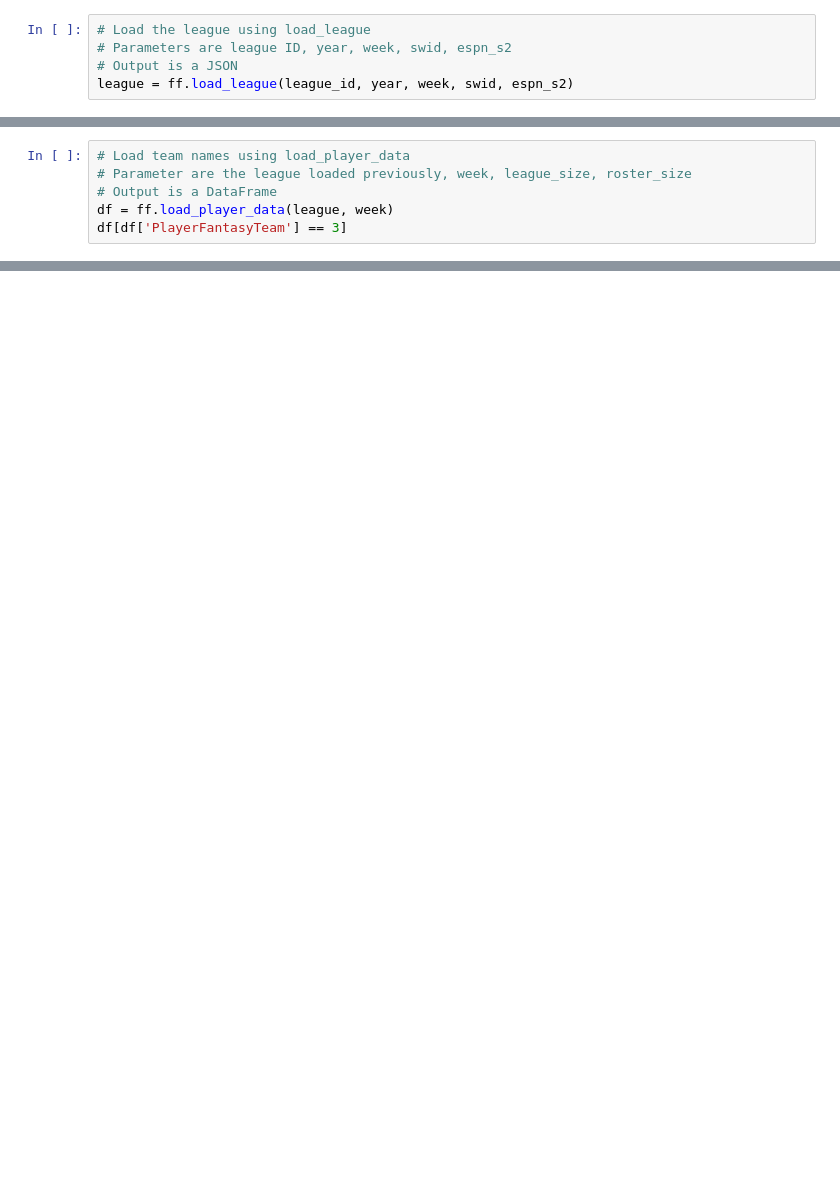
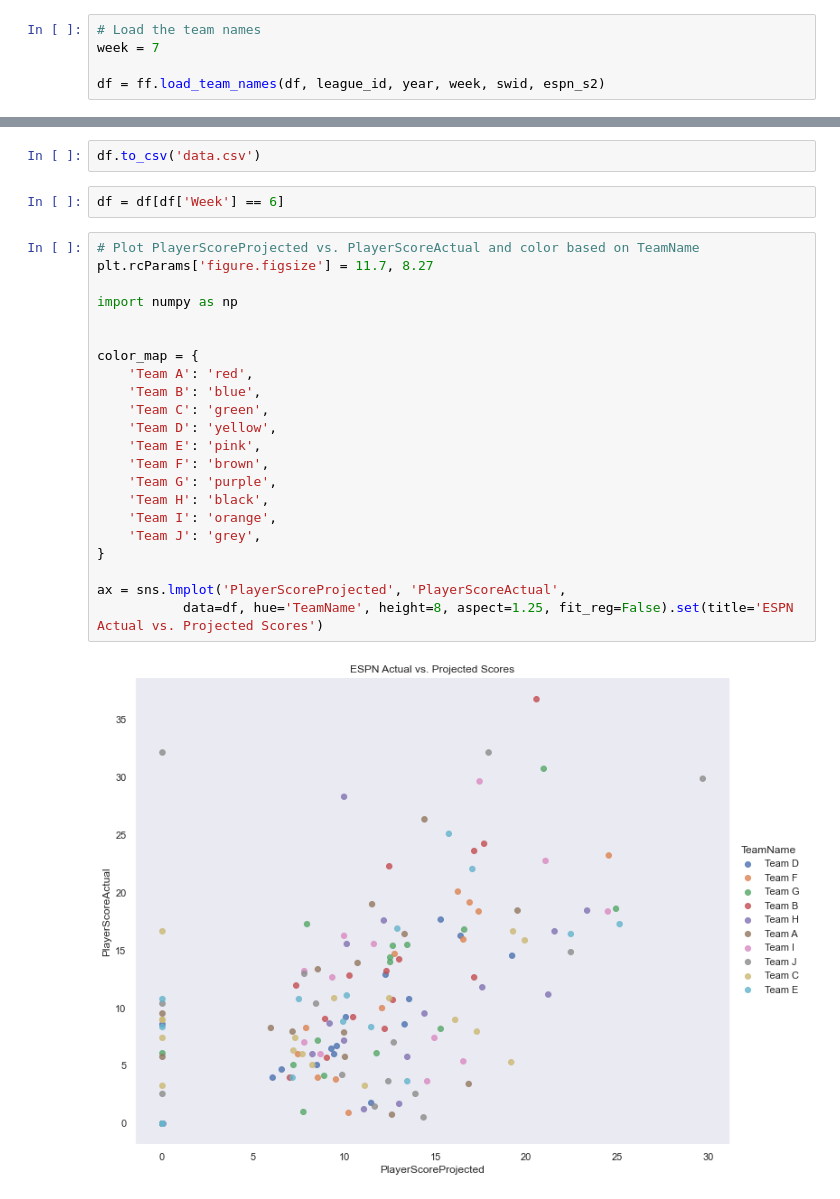
Before and after one commit to tbryan2/espnfantasyfootball, a Jupyter notebook: example_notebook.ipynb, the cells around one changed output, grey strips where cells are left out. Saved outputs shown, nothing was run; the diff lists cells and outputs as text; blank space fills up the shorter version.

```diff
--- a/example_notebook.ipynb
+++ b/example_notebook.ipynb
@@ -25,5 +44,5 @@ roster_size = 16
 # %%
-# Load the league using load_league
-# Parameters are league ID, year, week, swid, espn_s2
-# Output is a JSON
-league = ff.load_league(league_id, year, week, swid, espn_s2)
+# Load the team names
+week = 7
+
+df = ff.load_team_names(df, league_id, year, week, swid, espn_s2)
@@ -64,6 +48,0 @@ team_json
-# %%
-# Load team names using load_player_data
-# Parameter are the league loaded previously, week, league_size, roster_size
-# Output is a DataFrame
-df = ff.load_player_data(league, week)
-df[df['PlayerFantasyTeam'] == 3]
@@ -123,0 +65,28 @@ team_json
+# %%
+df.to_csv('data.csv')
+# %%
+df = df[df['Week'] == 6]
+# %%
+# Plot PlayerScoreProjected vs. PlayerScoreActual and color based on TeamName
+plt.rcParams['figure.figsize'] = 11.7, 8.27
+
+import numpy as np
+
+
+color_map = {
+    'Team A': 'red',
+    'Team B': 'blue',
+    'Team C': 'green',
+    'Team D': 'yellow',
+    'Team E': 'pink',
+    'Team F': 'brown',
+    'Team G': 'purple',
+    'Team H': 'black',
+    'Team I': 'orange',
+    'Team J': 'grey',
+}
+
+ax = sns.lmplot('PlayerScoreProjected', 'PlayerScoreActual',
+           data=df, hue='TeamName', height=8, aspect=1.25, fit_reg=False).set(title='ESPN Actual vs. Projected Scores')
+# %% [output]
+[figure, added]
```
Also changed, not shown: parts of 15 cells of this notebook, 1 other file.
